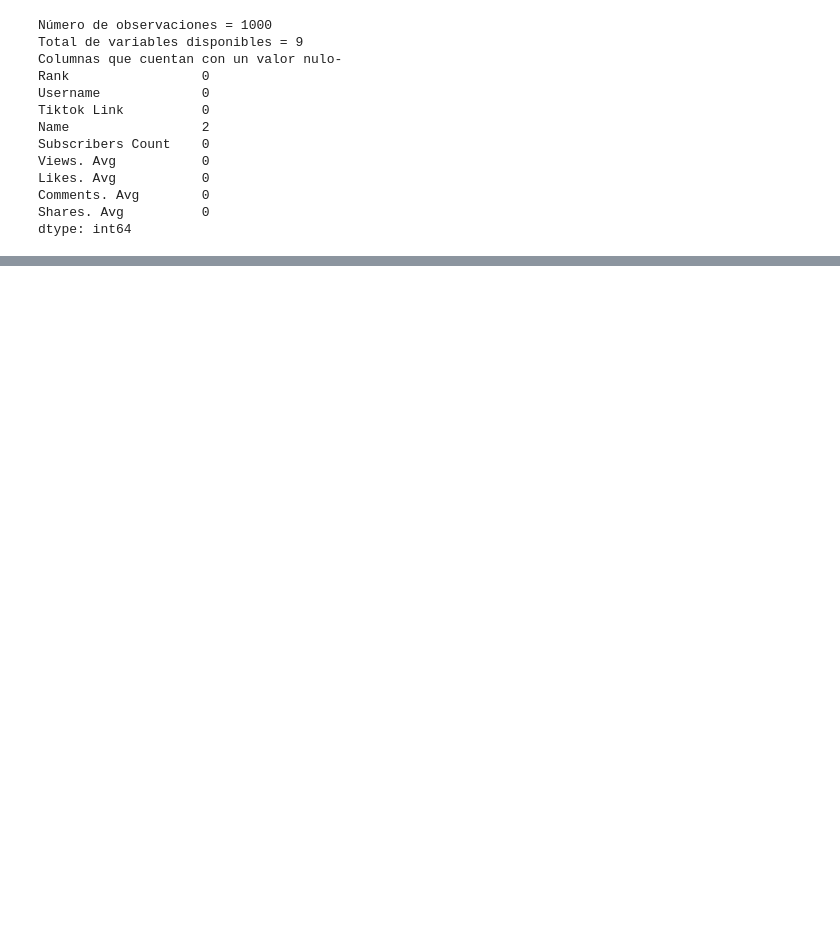
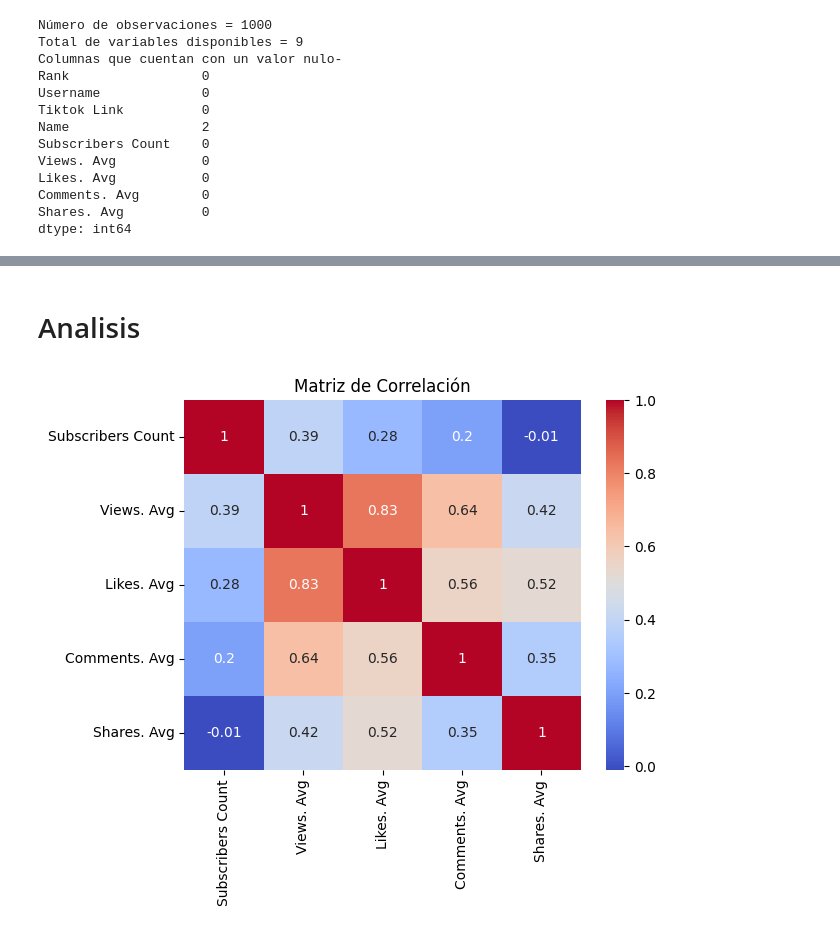
Before and after one commit to FrankRomeroT/H-bito, a Jupyter notebook: Dia 5/tiktok.ipynb, the cells around one changed output, grey strips where cells are left out. Cells and saved outputs as stored; diff of their text form; code cells hidden in the pictures; blank space fills up the shorter version.

```diff
--- a/Dia 5/tiktok.ipynb
+++ b/Dia 5/tiktok.ipynb
@@ -38,0 +83,3 @@ dtype: int64
+# %%
+df2.fillna('Carlos and Sarah',inplace=True)
+df2.drop(index=686 , inplace=True)
@@ -38,0 +123,15 @@ dtype: int64
+# %%
+columnas_millones = ['Subscribers Count','Views. Avg','Likes. Avg','Comments. Avg','Shares. Avg']
+
+def convert_to_int(value):
+    value_str = str(value)
+    if 'M' in value_str:
+        return int(round(float(value_str.replace('M', '')) * 1e6))
+    elif 'K' in value_str:
+        return int(round(float(value_str.replace('K', '')) * 1e3))
+    else:
+        return int(round(float(value_str)))
+
+# Aplicar la función a cada columna
+for column in columnas_millones:
+    df2[column] = df2[column].apply(convert_to_int)
@@ -38,0 +147,9 @@ dtype: int64
+# %% [markdown]
+# Analisis
+# %%
+correlation_matrix = df2[['Subscribers Count', 'Views. Avg', 'Likes. Avg', 'Comments. Avg', 'Shares. Avg']].corr()
+sns.heatmap(correlation_matrix, annot=True, cmap='coolwarm')
+plt.title('Matriz de Correlación')
+plt.show()
+# %% [output]
+[figure, added]
```
Also changed, not shown: parts of 18 cells of this notebook.
